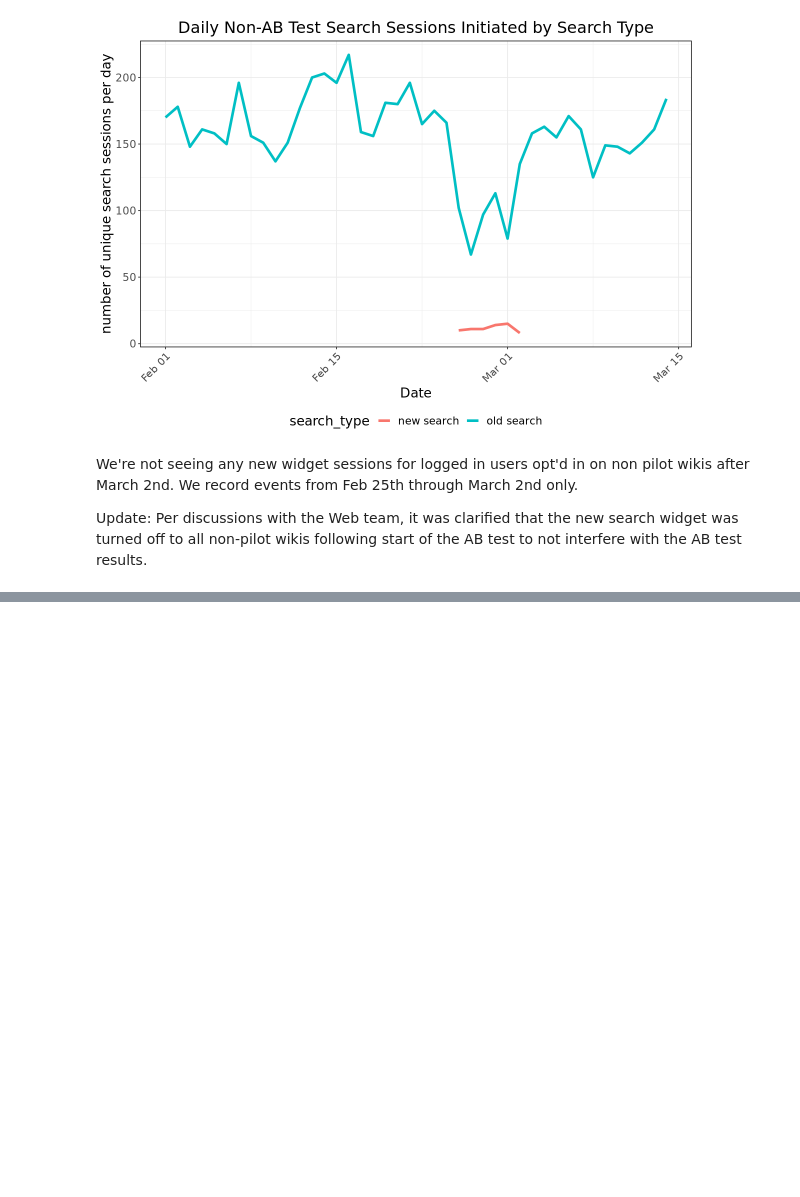
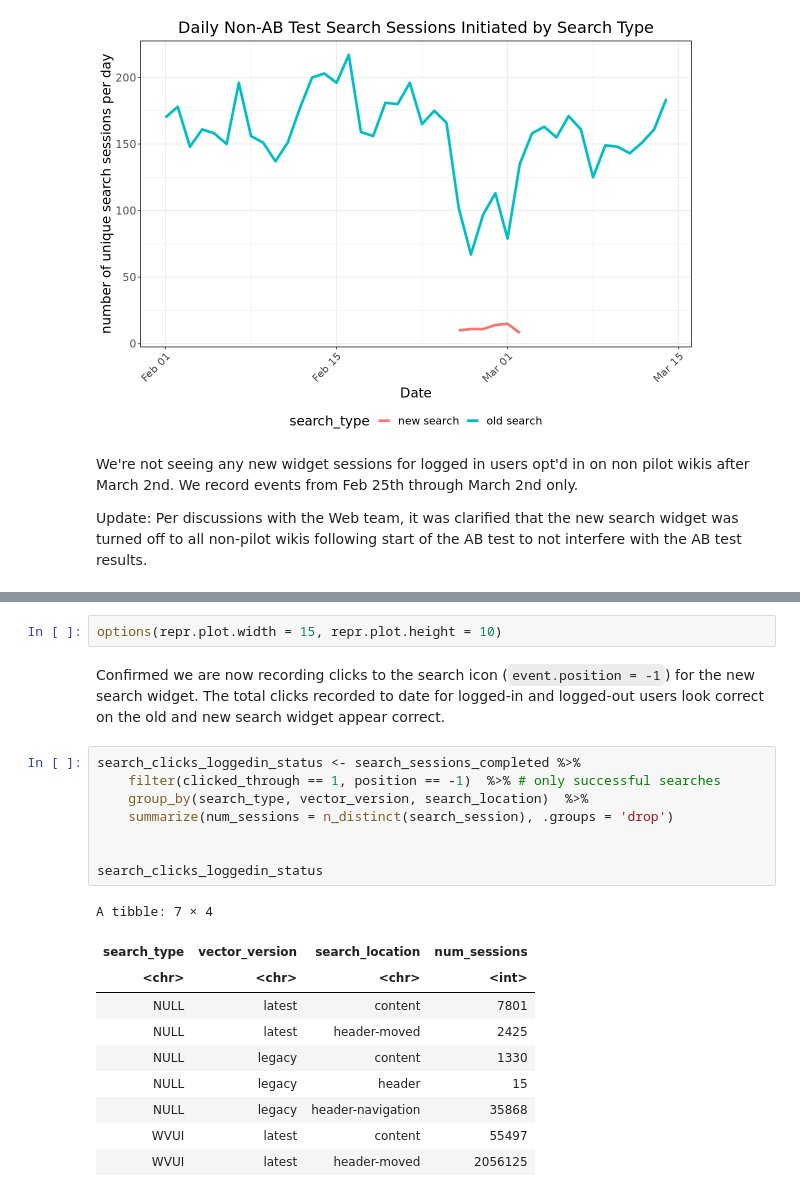
Before and after one commit to wikimedia-research/Desktop-Improvements-Search-Move-Analysis-2020, a Jupyter notebook: Post-deployment-data-QA/Post-deployment-data-QA.ipynb, the cells around one changed output, grey strips where cells are left out. Drawn from its saved outputs; the diff is of its cells as text; blank space fills up the shorter version.

```diff
--- a/Post-deployment-data-QA/Post-deployment-data-QA.ipynb
+++ b/Post-deployment-data-QA/Post-deployment-data-QA.ipynb
@@ -1440,0 +1588,23 @@ Update: Per discussions with the Web team, it was clarified that the new search
+# %%
+options(repr.plot.width = 15, repr.plot.height = 10)
+# %% [markdown]
+Confirmed we are now recording clicks to the search icon (`event.position = -1`) for the new search widget. The total clicks recorded to date for logged-in and logged-out users look correct on the old and new search widget appear correct.
+# %%
+search_clicks_loggedin_status <- search_sessions_completed %>%
+    filter(clicked_through == 1, position == -1)  %>% # only successful searches
+    group_by(search_type, vector_version, search_location)  %>%
+    summarize(num_sessions = n_distinct(search_session), .groups = 'drop')
+
+
+search_clicks_loggedin_status
+# %% [output]
+A tibble: 7 × 4
+| search_type | vector_version | search_location | num_sessions |
+| <chr> | <chr> | <chr> | <int> |
+| NULL | latest | content | 7801 |
+| NULL | latest | header-moved | 2425 |
+| NULL | legacy | content | 1330 |
+| NULL | legacy | header | 15 |
+| NULL | legacy | header-navigation | 35868 |
+| WVUI | latest | content | 55497 |
+| WVUI | latest | header-moved | 2056125 |
```
Also changed, not shown: parts of 13 cells of this notebook.
